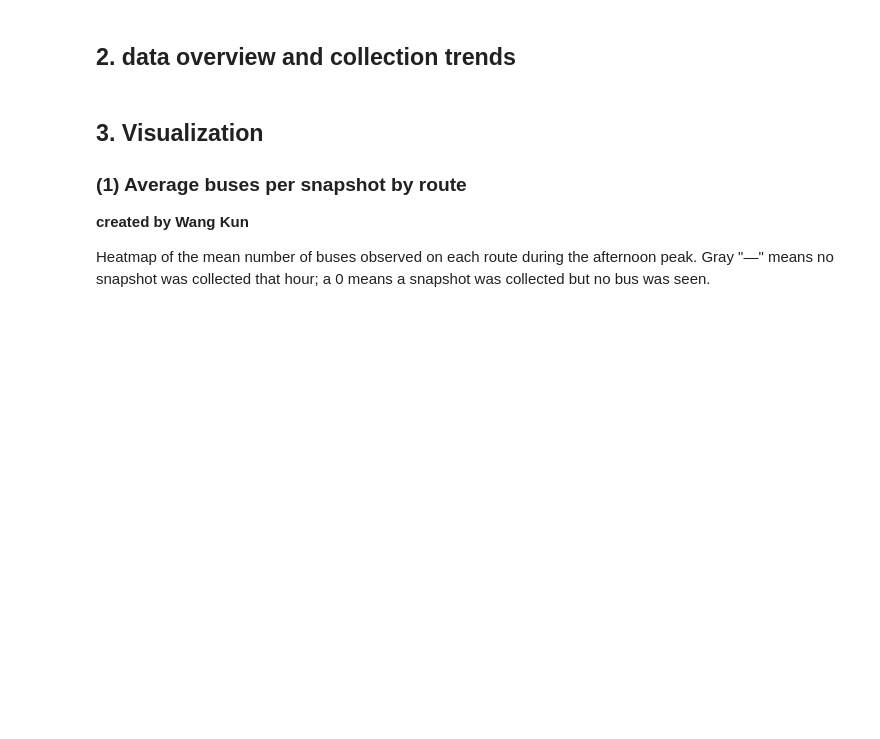
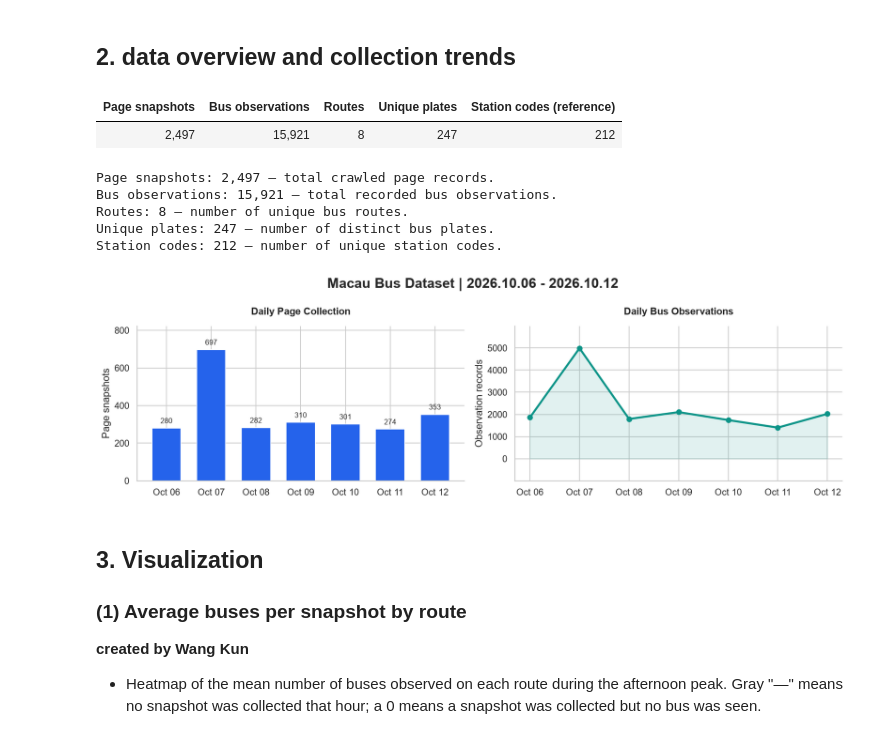
Before and after one commit to mkbk11/group-assignment_bus-crawler, a Jupyter notebook: group_assignment-macau_bus_crawler_simple.ipynb, the cells around one changed output. Saved outputs shown, nothing was run; the diff lists cells and outputs as text; code cells hidden in the pictures; blank space fills up the shorter version.

```diff
--- a/group_assignment-macau_bus_crawler_simple.ipynb
+++ b/group_assignment-macau_bus_crawler_simple.ipynb
@@ -373,11 +465,11 @@ DAYS = pd.date_range(START, periods=7)
 # %% [markdown]
 ## 2. data overview and collection trends
 # %%
-# 概览表；车辆观测记录数不等于不同车辆数
+# overview
 overview = pd.DataFrame({
-    "Page snapshots": [len(pages)],
+    "Page snapshots": [len(pages)],     # total number of crawled pages
     "Bus observations": [len(buses)],
-    "Routes": [pages["route_name"].nunique()],
+    "Routes": [pages["route_name"].nunique()],      # nunique(): delete duplicate values
     "Unique plates": [buses["bus_plate"].nunique()],
     "Station codes (reference)": [stations["station_code"].nunique()],
 })
@@ -392,40 +484,56 @@ display(
         "font-size": "16px",
         "padding": "14px",
         "text-align": "center",
     })
 )
 
-# 补齐7天，避免缺少数据的日期从横轴消失
+print(f"Page snapshots: {len(pages):,} — total crawled page records.")
+print(f"Bus observations: {len(buses):,} — total recorded bus observations.")
+print(f"Routes: {pages['route_name'].nunique()} — number of unique bus routes.")
+print(f"Unique plates: {buses['bus_plate'].nunique()} — number of distinct bus plates.")
+print(f"Station codes: {stations['station_code'].nunique()} — number of unique station codes.")
+
+# 7 days
+# combine data day by day
 daily_pages = pages.groupby(
     pages["crawl_time"].dt.normalize()
 ).size().reindex(DAYS, fill_value=0)
 
 daily_buses = buses.groupby(
     buses["crawl_time"].dt.normalize()
 ).size().reindex(DAYS, fill_value=0)
 
 fig, axes = plt.subplots(1, 2, figsize=(13, 4))
 labels = DAYS.strftime("%b %d")
 
 bars = axes[0].bar(labels, daily_pages, color=BLUE, width=0.65)
 axes[0].bar_label(bars, padding=4, fontsize=9)
 axes[0].set(title="Daily Page Collection", ylabel="Page snapshots")
 axes[0].margins(y=0.18)
 
 axes[1].plot(labels, daily_buses, color=TEAL, marker="o", linewidth=2.5)
 axes[1].fill_between(labels, daily_buses, color=TEAL, alpha=0.12)
 axes[1].set(title="Daily Bus Observations", ylabel="Observation records")
 axes[1].margins(y=0.2)
 
-fig.suptitle("Macau Bus Dataset | 06–12 October 2026",
+fig.suptitle("Macau Bus Dataset | 2026.10.06 - 2026.10.12",
              fontsize=17, fontweight="bold")
 fig.tight_layout()
 plt.show()
+# %% [output]
+| Page snapshots | Bus observations | Routes | Unique plates | Station codes (reference) |
+| 2,497 | 15,921 | 8 | 247 | 212 |
+Page snapshots: 2,497 — total crawled page records.
+Bus observations: 15,921 — total recorded bus observations.
+Routes: 8 — number of unique bus routes.
+Unique plates: 247 — number of distinct bus plates.
+Station codes: 212 — number of unique station codes.
+[figure, added]
 # %% [markdown]
 ## 3. Visualization
 
 ### (1) Average buses per snapshot by route
 **created by Wang Kun**
 
-Heatmap of the mean number of buses observed on each route during the afternoon peak. Gray "—" means no snapshot was collected that hour; a 0 means a snapshot was collected but no bus was seen.
+- Heatmap of the mean number of buses observed on each route during the afternoon peak. Gray "—" means no snapshot was collected that hour; a 0 means a snapshot was collected but no bus was seen.
 # %%
```
Also changed, not shown: parts of 20 cells of this notebook, 3 other files.
